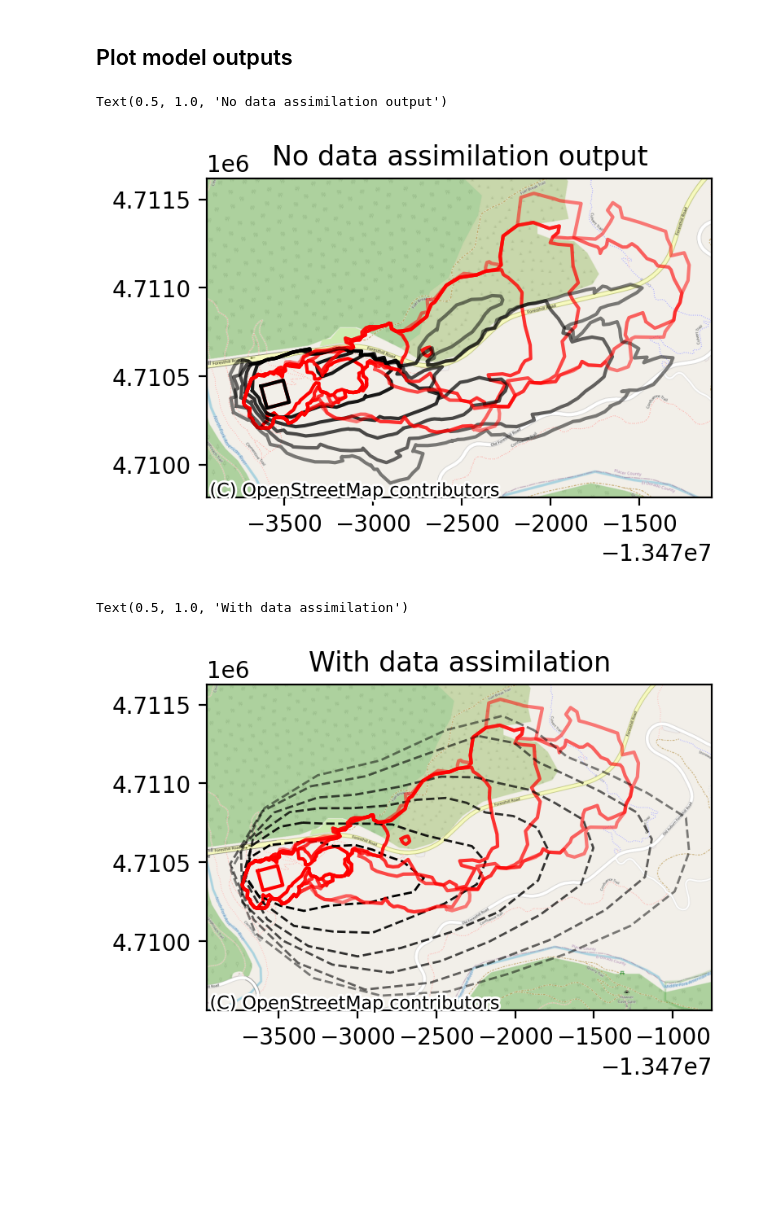
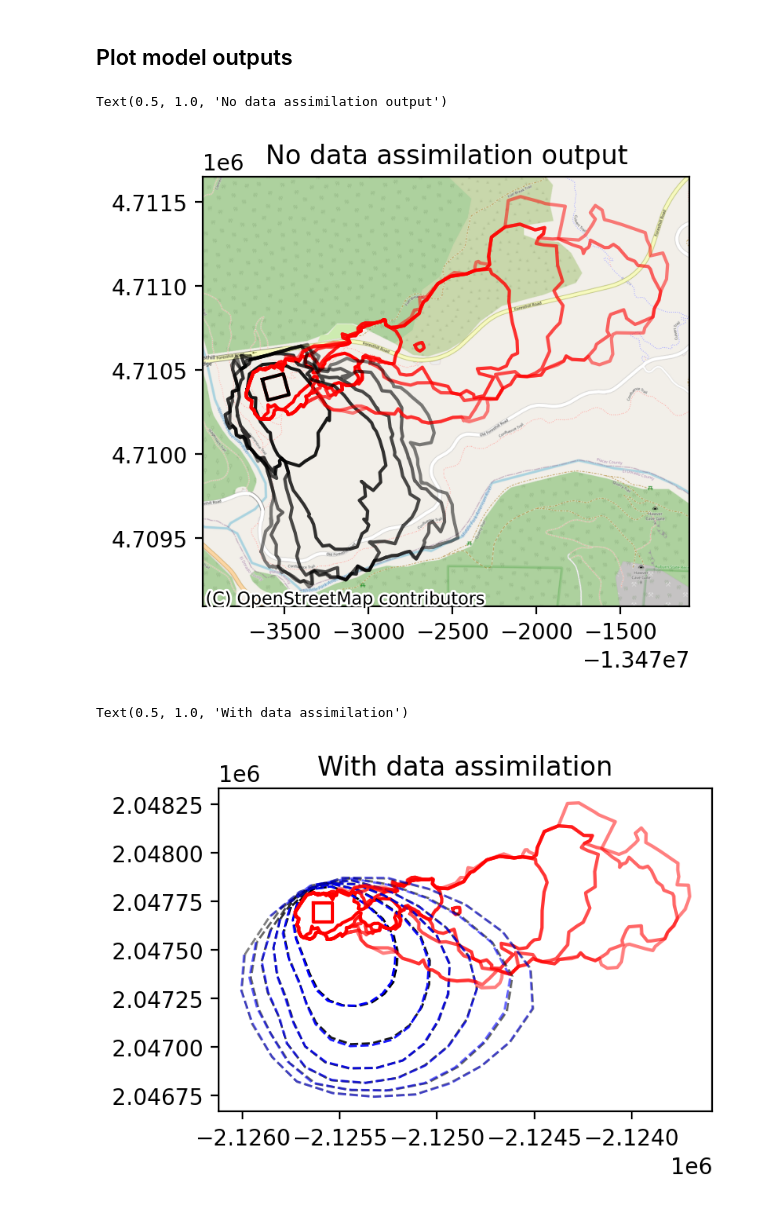
Before and after one commit to tolgacaglar/farsite-devAPI, a Jupyter notebook: src/Generating Plots for Bridge2021.ipynb, the cells around one changed output. Cells and saved outputs as stored; diff of their text form; code cells hidden in the pictures; blank space fills up the shorter version.

```diff
--- a/src/Generating Plots for Bridge2021.ipynb
+++ b/src/Generating Plots for Bridge2021.ipynb
@@ -23,10 +23,18 @@ from tqdm import tqdm
 # %%
 description = 'Bridge2021'
 
-with open(f'./Bridge2021_results_07122024_vsz1_wsz100.pkl', 'rb') as f:
+# with open(f'./Bridge2021_results_07122024_vsz1_wsz100.pkl', 'rb') as f:
+#     data = pickle.load(f)
+
+with open(f'./Bridge2021_results_17082024_vsz1_wsz100.pkl', 'rb') as f:
     data = pickle.load(f)
 
+
+
 adjusted_geom_lst = data['adjusted_geom']
+zkphat_ensemble_lst = data['zkphat_ensemble_lst']
+xkphat_ensemble_lst = data['xkphat_ensemble_lst']
+ykhat_ensemble_lst = data['ykhat_ensemble_lst']
 
 tfin = 6
 # %% [markdown]
@@ -39,7 +47,7 @@ tfin = 6
 
 # # # Bridge fire wind values
 wslst = [15]*(tfin)
-wdlst = [270]*(tfin)
+wdlst = [0]*(tfin)
 
 # # River fire wind values
 # wslst = [15]*(tfin)
@@ -187,35 +195,37 @@ ctx.add_basemap(ax=ax, source=ctx.providers.OpenStreetMap.Mapnik)
 ax.set_title('No data assimilation output')
 # %% [output]
 Text(0.5, 1.0, 'No data assimilation output')
-[figure, old version]
+[figure, new version]
 # %%
 wdlstfig, ax = plt.subplots(1,1, figsize=(4,4), dpi=200)
 
-plot_geometry(reproject_geom(ignition), ax=ax, color='red')
+plot_geometry(ignition, ax=ax, color='red')
 for i in range(tfin):
     model_geom = no_ds_outputs[i]
     # plot_geometry(reproject_geom(model_geom), ax=ax, label=timestamp, color=(0,0,0,1-i/10))
 
     geom, timestamp = get_observation(description, i)
-    plot_geometry(reproject_geom(geom), ax=ax, label=timestamp, color=(1,0,0,1-i/10))
+    plot_geometry(geom, ax=ax, label=timestamp, color=(1,0,0,1-i/10))
 
     adjusted_geom = adjusted_geom_lst[i]
-    plot_geometry(reproject_geom(adjusted_geom), ax=ax, label=timestamp, color=(0,0,0,1-i/10), ls='--', lw=1)
+    plot_geometry(adjusted_geom, ax=ax, label=timestamp, color=(0,0,0,1-i/10), ls='--', lw=1)
 
+    zkphat_ensemble = zkphat_ensemble_lst[i]
+    plot_matrix(zkphat_ensemble, ax=ax, color=(0,0,1,1-i/10), ls='--', lw=1)
 # Maria boundaries
 # ax.set_xlim(-13259480.899793554, -13248356.055776488)
 # ax.set_ylim(4066612.9682816155, 4075471.350794237)
 
 # # Bridge boundaries
 # ax.set_xlim(-2.1260e6, -2.1235e6)
 # ax.set_ylim(2.0470e6, 2.0485e6)
 
 # River boundaries
 # ax.set_xlim(-2.1260e6, -2.1235e6)
 # ax.set_ylim(2.0470e6, 2.0485e6)
 
-ctx.add_basemap(ax=ax, source=ctx.providers.OpenStreetMap.Mapnik)
+# ctx.add_basemap(ax=ax, source=ctx.providers.OpenStreetMap.Mapnik)
 ax.set_title('With data assimilation')
 # %% [output]
 Text(0.5, 1.0, 'With data assimilation')
-[figure, old version]
+[figure, new version]
```
Also changed, not shown: 8 other files.
